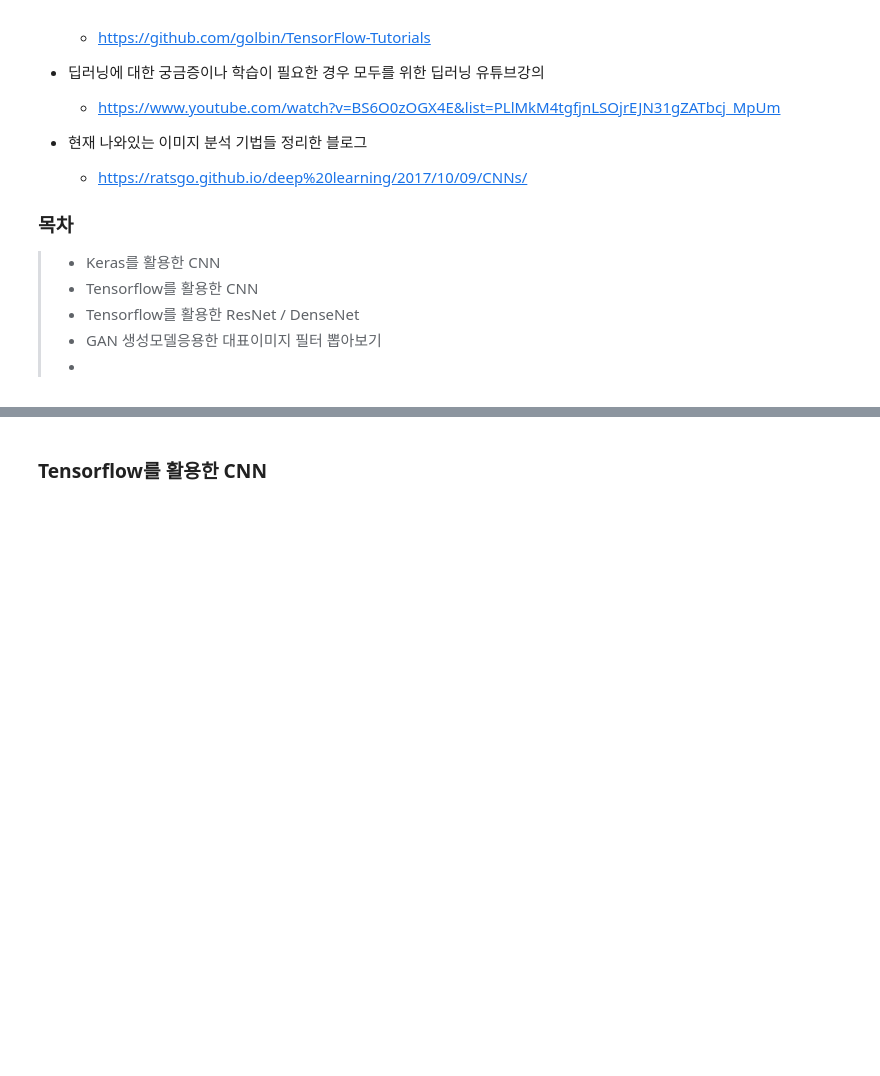
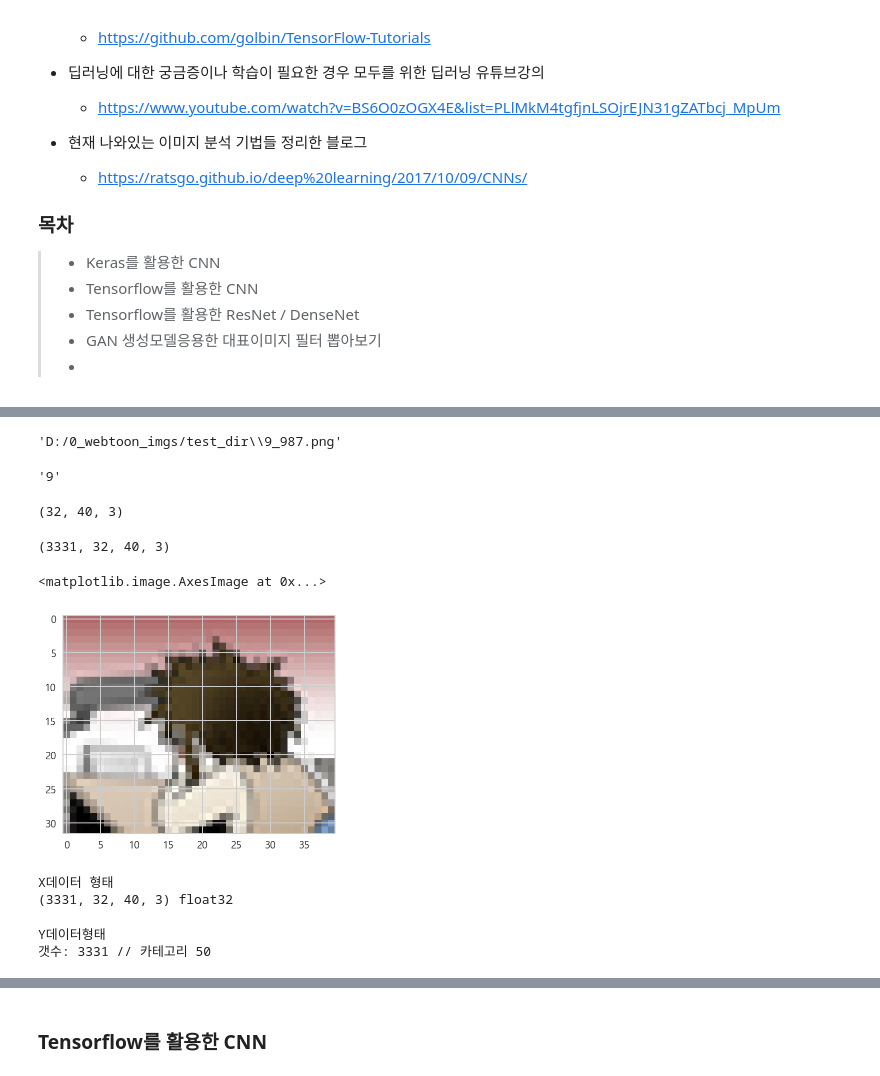
Before and after one commit to brightscannon/Webtoon_recommand_system, a Jupyter notebook: 03_Daum_thumbnail_image_preprocessing.ipynb, the cells around one changed output, grey strips where cells are left out. Cells and saved outputs as stored; diff of their text form; code cells hidden in the pictures; blank space fills up the shorter version.

Commit message:
Update : New code for Webtoon Image classification NN tid

```diff
--- a/03_Daum_thumbnail_image_preprocessing.ipynb
+++ b/03_Daum_thumbnail_image_preprocessing.ipynb
@@ -316,3 +316,18 @@ Done!제중 :  43119
 > - Tensorflow를 활용한 ResNet / DenseNet
 > - GAN 생성모델응용한 대표이미지 필터 뽑아보기
 > -
+# %%
+# 특정 폴더 내 모든 파일 가져오기
+import os
+
+x_dir_ls = []
+img_file = []
+y_list = []
+for root, dirs, files in os.walk('D:/0_webtoon_imgs/test_dir'):
+    for fname in files:
+        full_fname = os.path.join(root, fname)
+        print(full_fname)
+
+        x_dir_ls.append(full_fname)
+        img_file.append(fname)
+        y_list.append(fname.split("_")[0])
@@ -318,0 +352,29 @@ Done!제중 :  43119
+# %%
+# 이미지 numpy배열화
+X_RGBimgs = []
+graytoneimgs = []
+for i in range(0,len(x_dir_ls)):
+#     i = 230 # 번째 이미지 가져오기 예제
+    clear_output()
+    x_dir_ls[i]
+#     img_file[i].split("_")[0]
+    y_list[i]
+    # 미니사이즈로 학습시켜보기 resize로 축소시킴
+    a = pil.open(x_dir_ls[i]).resize((40,32), pil.ANTIALIAS).convert(mode='RGB')
+    # a.load()
+    k = np.asarray(a, dtype="uint8")
+    k.shape
+    if k.shape == (40,30):
+        graytoneimgs.append(k)
+    else :
+        X_RGBimgs.append(k)
+aa = np.asarray(X_RGBimgs)
+aa.shape
+plt.imshow(a)
+# %% [output]
+'D:/0_webtoon_imgs/test_dir\\9_987.png'
+'9'
+(32, 40, 3)
+(3331, 32, 40, 3)
+<matplotlib.image.AxesImage at 0x...>
+[figure, added]
@@ -318,0 +385,14 @@ Done!제중 :  43119
+# %%
+X_raw=np.asarray(X_RGBimgs)
+X_raw = X_raw.astype('float32')/255.0
+print("X데이터 형태")
+print(X_raw.shape, X_raw.dtype)
+# %% [output]
+X데이터 형태
+(3331, 32, 40, 3) float32
+# %%
+print('Y데이터형태')
+print("갯수:",len(y_list),"// 카테고리",len(set(y_list)))
+# %% [output]
+Y데이터형태
+갯수: 3331 // 카테고리 50
```
Also changed, not shown: parts of 25 cells of this notebook, 3 other files.
